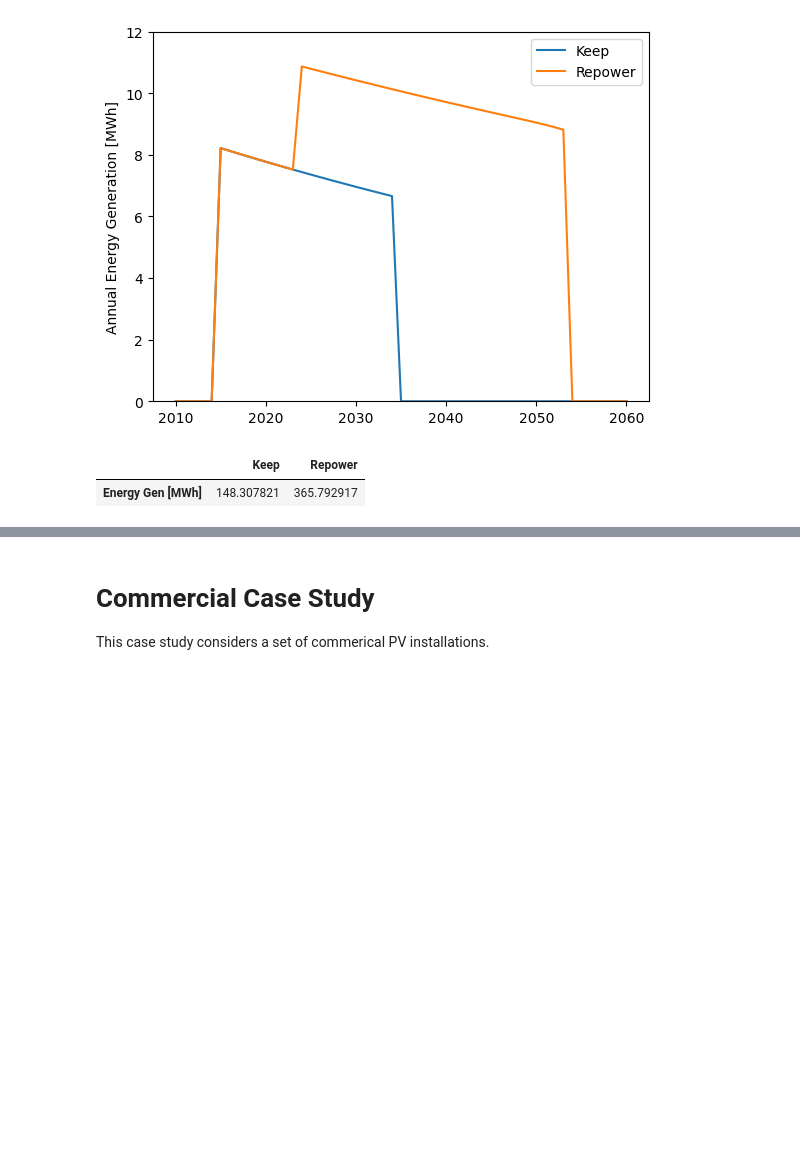
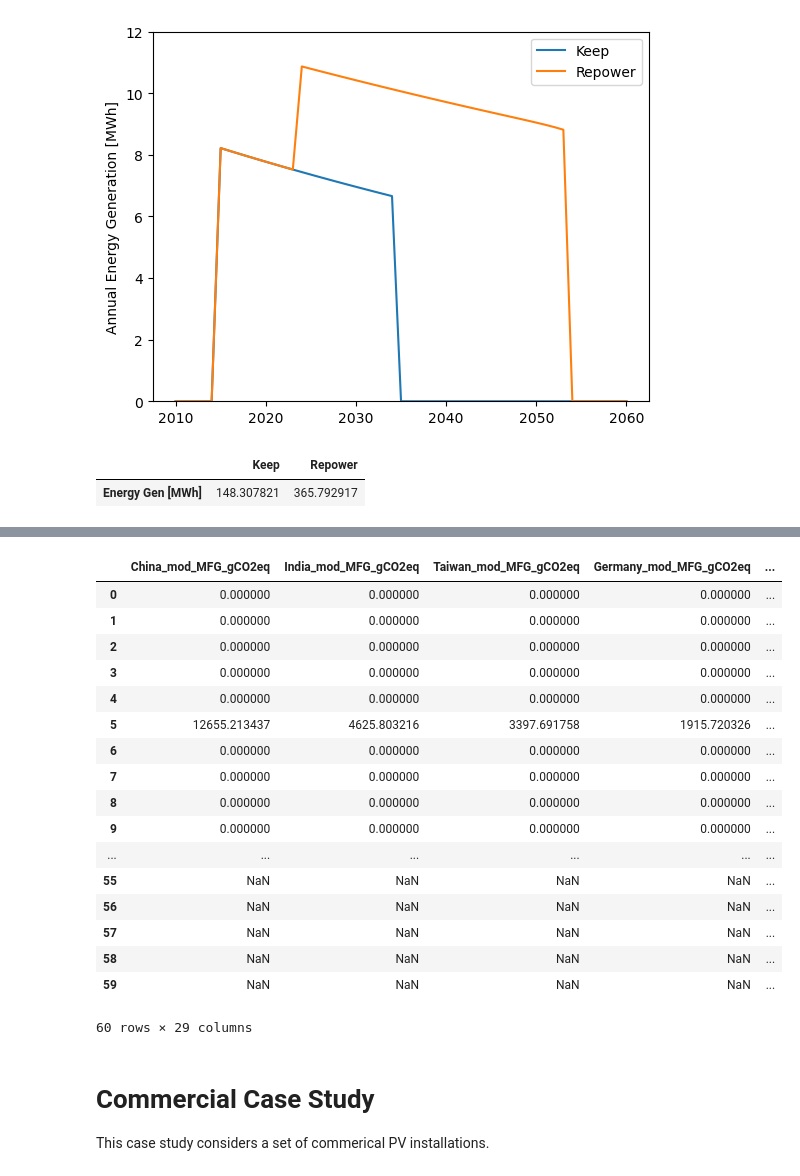
Before and after one commit to NREL/PV-DEMICE, a Jupyter notebook: docs/dev/SIPS2025-CaseStudies.ipynb, the cells around one changed output, grey strips where cells are left out. Cells and saved outputs as stored; diff of their text form; code cells hidden in the pictures; blank space fills up the shorter version.

```diff
--- a/docs/dev/SIPS2025-CaseStudies.ipynb
+++ b/docs/dev/SIPS2025-CaseStudies.ipynb
@@ -254,3 +279,24 @@ round(cumu_metrics,2)
+# %%
+sim1.scenario['Resi_keep'].dataOut_c.head(60)
+# %% [output]
+|  | China_mod_MFG_gCO2eq | India_mod_MFG_gCO2eq | Taiwan_mod_MFG_gCO2eq | Germany_mod_MFG_gCO2eq | ... |
+| 0 | 0.000000 | 0.000000 | 0.000000 | 0.000000 | ... |
+| 1 | 0.000000 | 0.000000 | 0.000000 | 0.000000 | ... |
+| 2 | 0.000000 | 0.000000 | 0.000000 | 0.000000 | ... |
+| 3 | 0.000000 | 0.000000 | 0.000000 | 0.000000 | ... |
+| 4 | 0.000000 | 0.000000 | 0.000000 | 0.000000 | ... |
+| 5 | 12655.213437 | 4625.803216 | 3397.691758 | 1915.720326 | ... |
+| 6 | 0.000000 | 0.000000 | 0.000000 | 0.000000 | ... |
+| 7 | 0.000000 | 0.000000 | 0.000000 | 0.000000 | ... |
+| 8 | 0.000000 | 0.000000 | 0.000000 | 0.000000 | ... |
+| 9 | 0.000000 | 0.000000 | 0.000000 | 0.000000 | ... |
+| ... | ... | ... | ... | ... | ... |
+| 55 | NaN | NaN | NaN | NaN | ... |
+| 56 | NaN | NaN | NaN | NaN | ... |
+| 57 | NaN | NaN | NaN | NaN | ... |
+| 58 | NaN | NaN | NaN | NaN | ... |
+| 59 | NaN | NaN | NaN | NaN | ... |
+60 rows × 29 columns
 # %% [markdown]
 # Commercial Case Study
 This case study considers a set of commerical PV installations.
```
Also changed, not shown: parts of 9 cells of this notebook, 2 other files.
